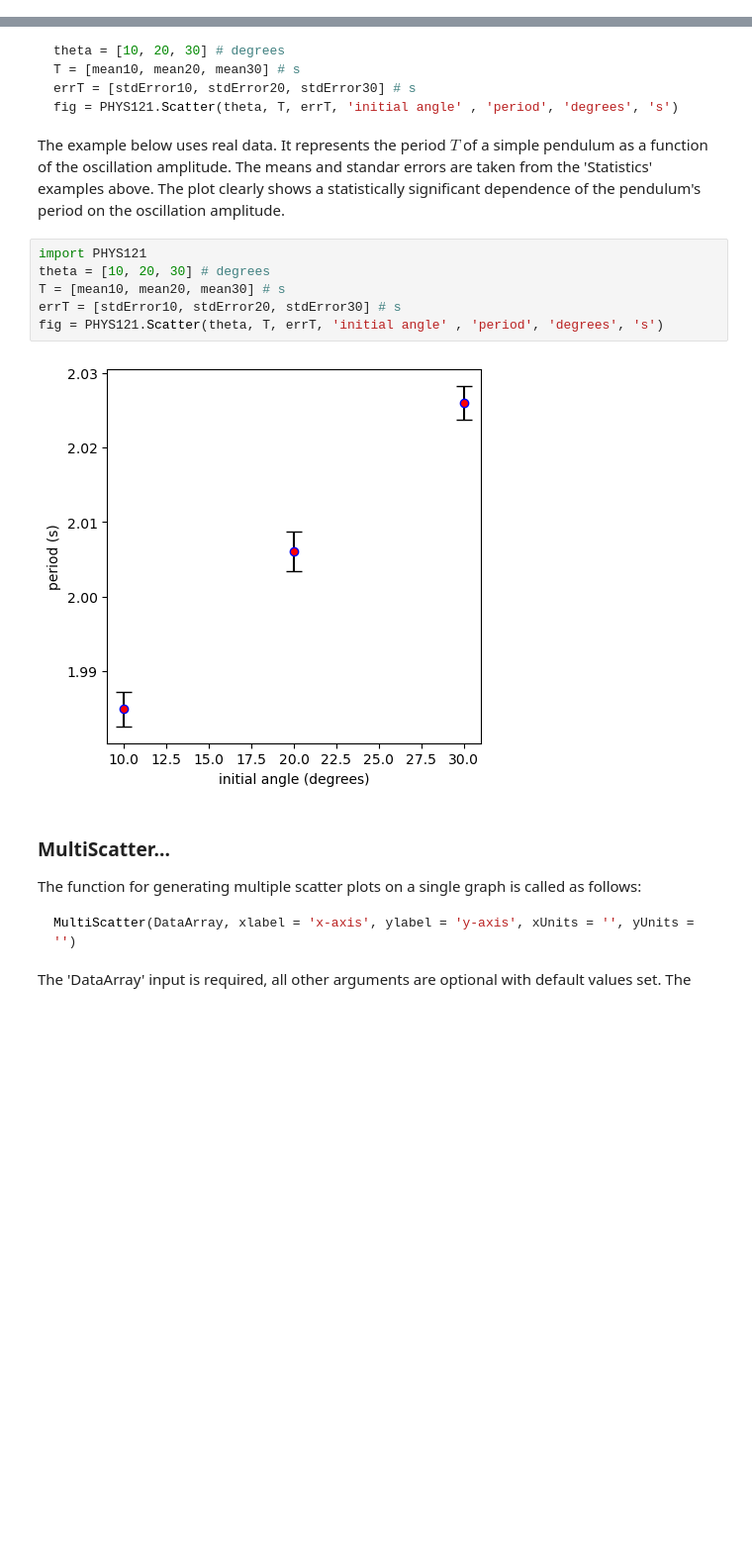
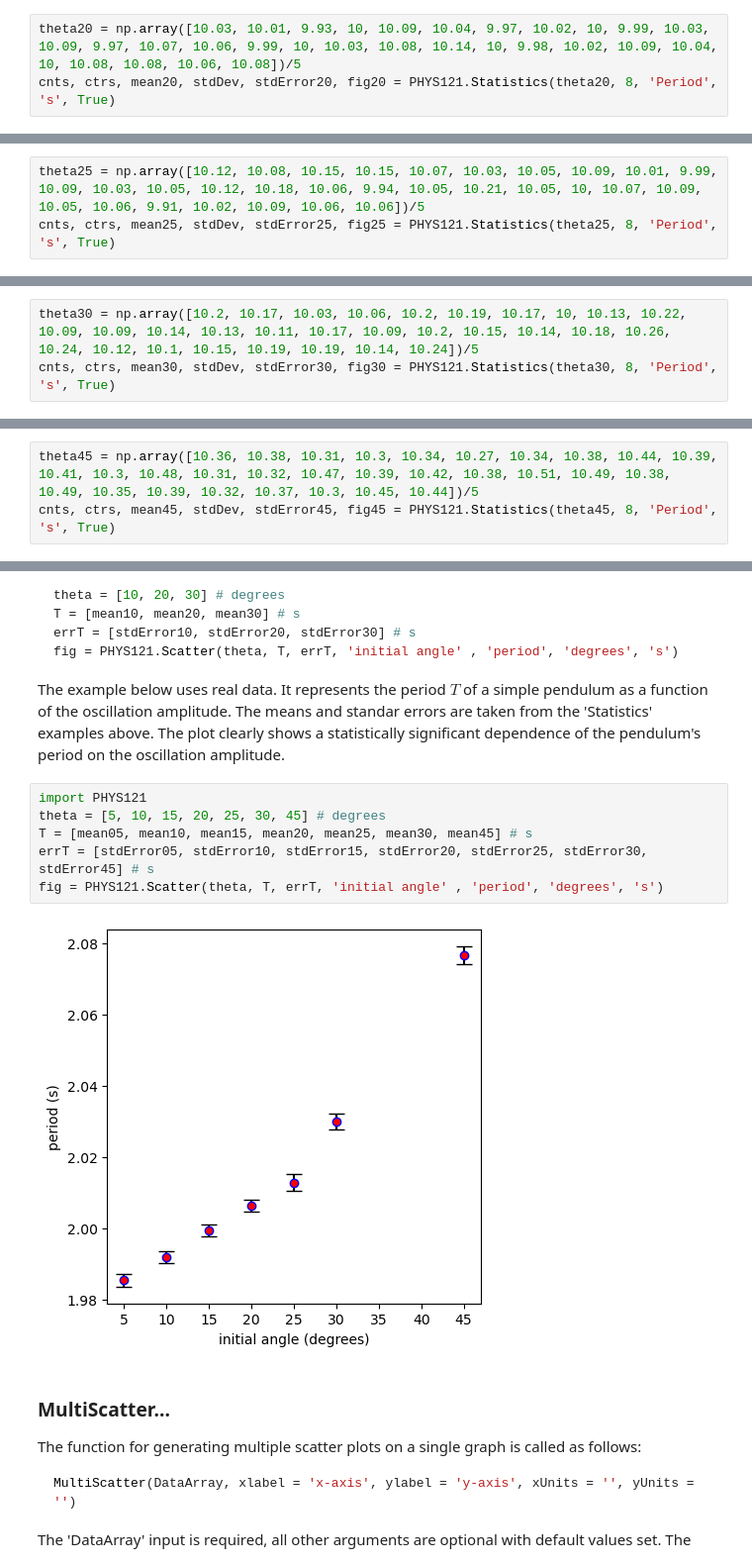
Before and after one commit to jake-bobowski/PHYS121_Functions, a Jupyter notebook: PHYS_121_Functions_demonstration.ipynb, the cells around one changed output, grey strips where cells are left out. Shown at 99% size. Cells and saved outputs as stored; diff of their text form; blank space fills up the shorter version.

```diff
--- a/PHYS_121_Functions_demonstration.ipynb
+++ b/PHYS_121_Functions_demonstration.ipynb
@@ -166,0 +180,3 @@ The standard error of the data is $\sigma_\mu = \sigma/\sqrt{N} = \mathrm0.0022\
+# %%
+theta20 = np.array([10.03, 10.01, 9.93, 10, 10.09, 10.04, 9.97, 10.02, 10, 9.99, 10.03, 10.09, 9.97, 10.07, 10.06, 9.99, 10, 10.03, 10.08, 10.14, 10, 9.98, 10.02, 10.09, 10.04, 10, 10.08, 10.08, 10.06, 10.08])/5
+cnts, ctrs, mean20, stdDev, stdError20, fig20 = PHYS121.Statistics(theta20, 8, 'Period', 's', True)
@@ -166,0 +189,3 @@ The standard error of the data is $\sigma_\mu = \sigma/\sqrt{N} = \mathrm0.0022\
+# %%
+theta25 = np.array([10.12, 10.08, 10.15, 10.15, 10.07, 10.03, 10.05, 10.09, 10.01, 9.99, 10.09, 10.03, 10.05, 10.12, 10.18, 10.06, 9.94, 10.05, 10.21, 10.05, 10, 10.07, 10.09, 10.05, 10.06, 9.91, 10.02, 10.09, 10.06, 10.06])/5
+cnts, ctrs, mean25, stdDev, stdError25, fig25 = PHYS121.Statistics(theta25, 8, 'Period', 's', True)
@@ -166,0 +198,3 @@ The standard error of the data is $\sigma_\mu = \sigma/\sqrt{N} = \mathrm0.0022\
+# %%
+theta30 = np.array([10.2, 10.17, 10.03, 10.06, 10.2, 10.19, 10.17, 10, 10.13, 10.22, 10.09, 10.09, 10.14, 10.13, 10.11, 10.17, 10.09, 10.2, 10.15, 10.14, 10.18, 10.26, 10.24, 10.12, 10.1, 10.15, 10.19, 10.19, 10.14, 10.24])/5
+cnts, ctrs, mean30, stdDev, stdError30, fig30 = PHYS121.Statistics(theta30, 8, 'Period', 's', True)
@@ -166,0 +207,3 @@ The standard error of the data is $\sigma_\mu = \sigma/\sqrt{N} = \mathrm0.0022\
+# %%
+theta45 = np.array([10.36, 10.38, 10.31, 10.3, 10.34, 10.27, 10.34, 10.38, 10.44, 10.39, 10.41, 10.3, 10.48, 10.31, 10.32, 10.47, 10.39, 10.42, 10.38, 10.51, 10.49, 10.38, 10.49, 10.35, 10.39, 10.32, 10.37, 10.3, 10.45, 10.44])/5
+cnts, ctrs, mean45, stdDev, stdError45, fig45 = PHYS121.Statistics(theta45, 8, 'Period', 's', True)
@@ -199,12 +248,12 @@ fig = PHYS121.Scatter(theta, T, errT, 'initial angle' , 'period', 'degrees', 's'
 The example below uses real data.  It represents the period $T$ of a simple pendulum as a function of the oscillation amplitude.  The means and standar errors are taken from the 'Statistics' examples above.  The plot clearly shows a statistically significant dependence of the pendulum's period on the oscillation amplitude.
 # %%
 import PHYS121
-theta = [10, 20, 30] # degrees
-T = [mean10, mean20, mean30] # s
-errT = [stdError10, stdError20, stdError30] # s
+theta = [5, 10, 15, 20, 25, 30, 45] # degrees
+T = [mean05, mean10, mean15, mean20, mean25, mean30, mean45] # s
+errT = [stdError05, stdError10, stdError15, stdError20, stdError25, stdError30, stdError45] # s
 fig = PHYS121.Scatter(theta, T, errT, 'initial angle' , 'period', 'degrees', 's')
 # %% [output]
-[figure, old version]
+[figure, new version]
 # %% [markdown]
 ### MultiScatter...
 
```
Also changed, not shown: parts of 16 cells of this notebook, 1 other file.
